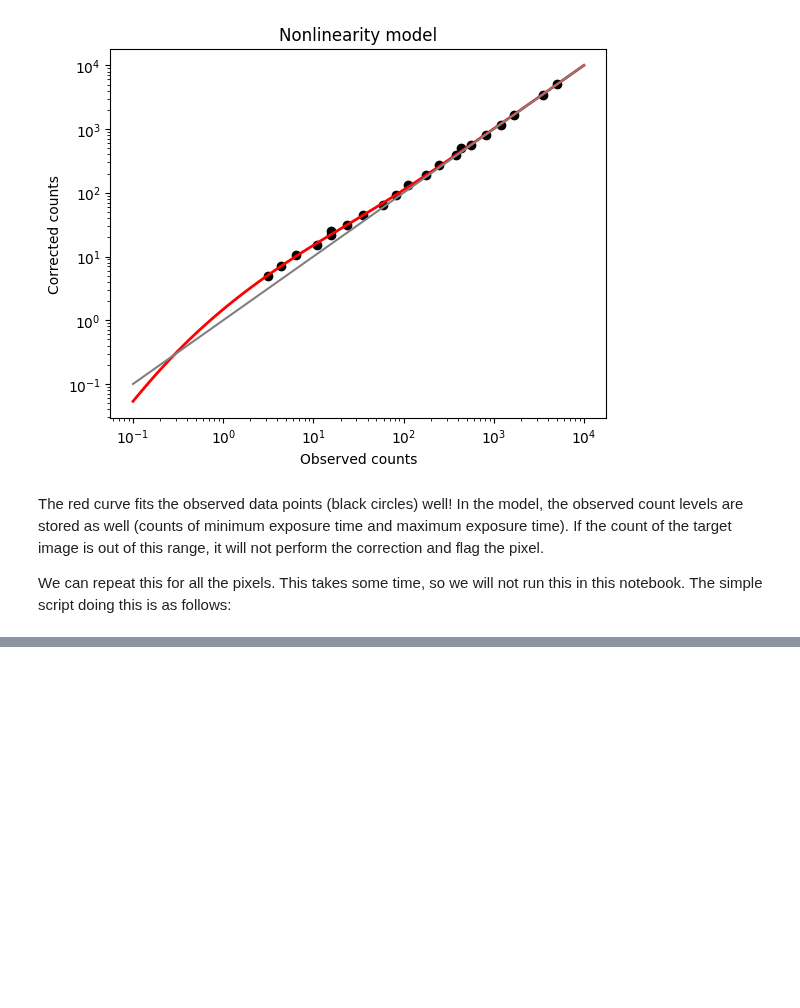
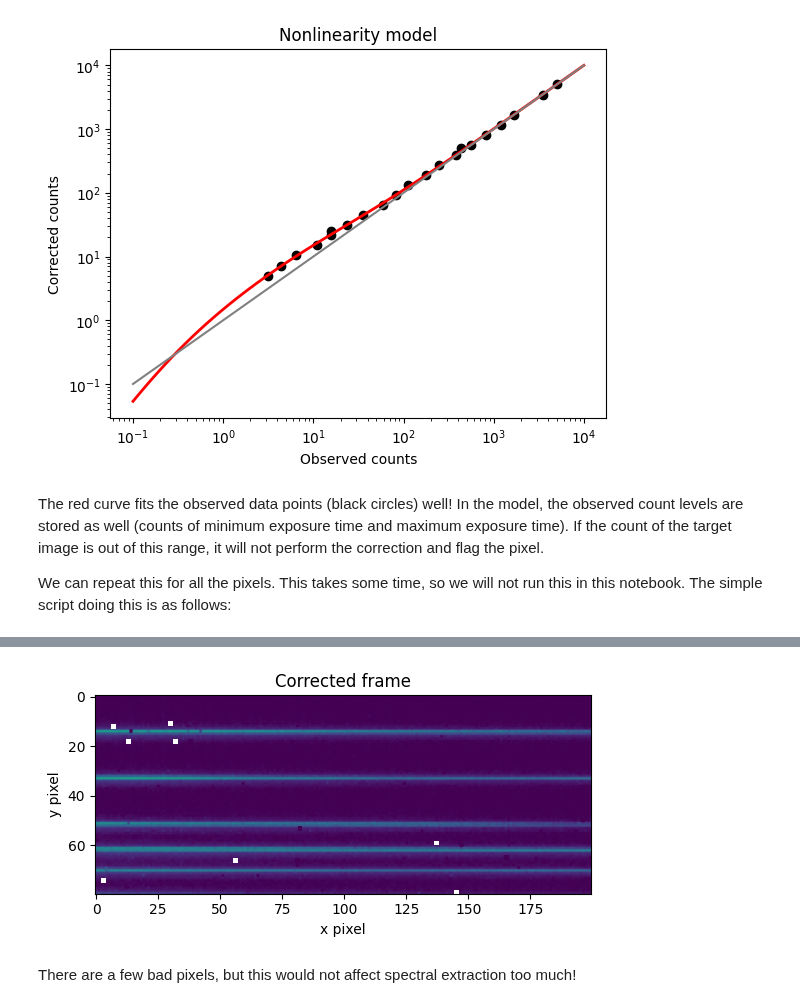
Before and after one commit to YooJung-Kim/PLred, a Jupyter notebook: PLred/visPLred/tutorials/pre1_nonlinearity_correction.ipynb, the cells around one changed output, grey strips where cells are left out. Saved outputs shown, nothing was run; the diff lists cells and outputs as text; code cells hidden in the pictures; blank space fills up the shorter version.

```diff
--- a/PLred/visPLred/tutorials/pre1_nonlinearity_correction.ipynb
+++ b/PLred/visPLred/tutorials/pre1_nonlinearity_correction.ipynb
@@ -91,0 +102,14 @@ if run_model_generation:
+# %%
+model = pp.DetectorNonlinearityModel(modelname='nonlinmodel/model_1100_1300')
+# %%
+corrected_map, status = model.correct_map(ims[3,:,xmin:xmax])
+# %%
+plt.imshow(corrected_map[:80],vmin=0,vmax=30)
+plt.xlabel('x pixel')
+plt.ylabel('y pixel')
+plt.title('Corrected frame')
+plt.show()
+# %% [output]
+[figure, added]
+# %% [markdown]
+There are a few bad pixels, but this would not affect spectral extraction too much!
```
Also changed, not shown: parts of 3 cells of this notebook, 50 other files.
